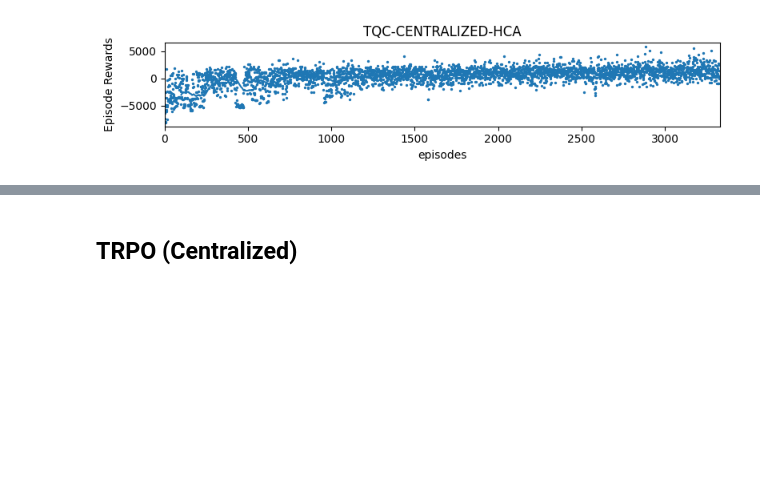
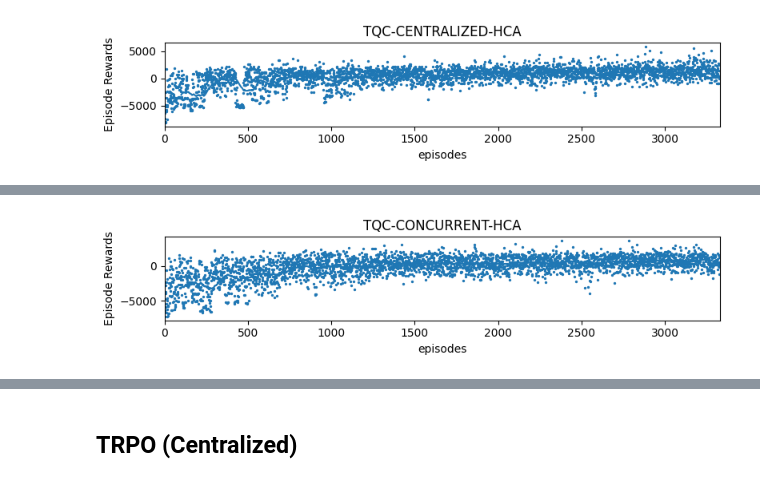
Before and after one commit to TheShenk/hai-nonconflict-action-learning, a Jupyter notebook: experiments.ipynb, the cells around one changed output, grey strips where cells are left out. Drawn from its saved outputs; the diff is of its cells as text; code cells hidden in the pictures; blank space fills up the shorter version.

Commit message:
feat(experiments): add Concurrent TQC for HCA

```diff
--- a/experiments.ipynb
+++ b/experiments.ipynb
@@ -1370,0 +1375,41 @@ display.clear_output(wait=True)
+# %%
+from stable_baselines3 import SAC
+ALGORITHM_NAME="tqc-concurrent-hca"
+
+log_dir = f"logs/futbol/{ALGORITHM_NAME}"
+eval_log_dir = f"logs/futbol/eval/{ALGORITHM_NAME}"
+tensorboard_log_dir = f"tensorboard/log/{ALGORITHM_NAME}"
+
+def init_football_env():
+    env = gym.make('Futbol2v2-v1', action_space_type=["box", "box"])
+    env.set_team_b_model(utils.MultiModelAgent([
+        SimpleAttackingAgent(env,  0),
+        SimpleGoalkeeperAgent(env, 1)
+    ]))
+    return env
+
+env = make_vec_env(init_football_env, n_envs=4, monitor_dir=log_dir)
+env_iter = iter(env.envs)
+ma_action_env = make_vec_env(
+    lambda: utils.TransformAction(next(env_iter), gym.spaces.Box(low=-1.0, high=1.0, shape=(1, 4))),
+    n_envs=4
+)
+eval_env = Monitor(init_football_env())
+
+models = [
+    MultiAgentOffPolicyProxy(SAC("MlpPolicy",
+                                 ma_action_env,
+                                 device='cpu',
+                                 tensorboard_log=tensorboard_log_dir),
+                             log_interval=4,
+                             tb_log_name=f'{ALGORITHM_NAME}-0'),
+    MultiAgentOffPolicyProxy(SAC("MlpPolicy",
+                                 ma_action_env,
+                                 device='cpu',
+                                 tensorboard_log=tensorboard_log_dir),
+                             log_interval=4,
+                             tb_log_name=f'{ALGORITHM_NAME}-1')
+]
+# %%
+multiagent_learn(models, timesteps, env, f"models/footbol/{ALGORITHM_NAME}",
+                 eval_env=eval_env, eval_log_dir=eval_log_dir, eval_freq=10000)
@@ -1370,0 +1423,6 @@ display.clear_output(wait=True)
+# %%
+results_plotter.plot_results([log_dir], timesteps, results_plotter.X_EPISODES, ALGORITHM_NAME.upper())
+display.display(plt.gcf())
+display.clear_output(wait=True)
+# %% [output]
+[figure, added]
```
Also changed, not shown: parts of 9 cells of this notebook, 2 other files.
